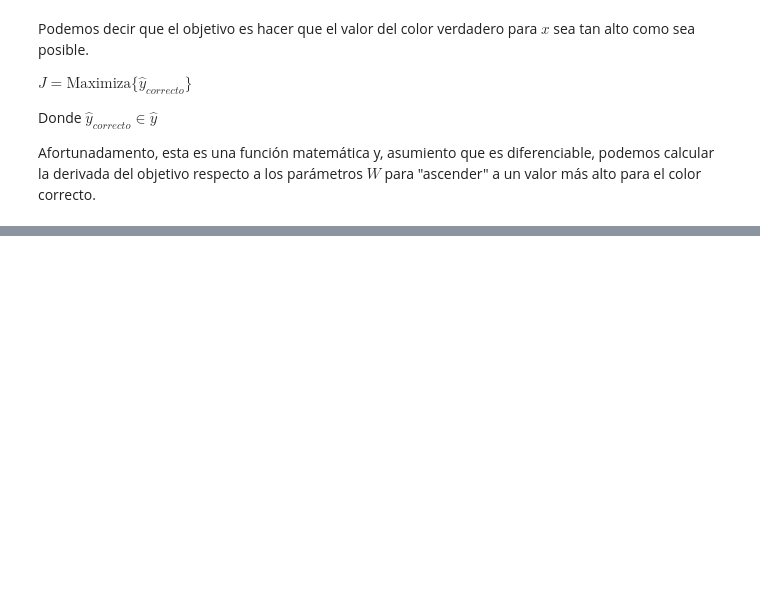
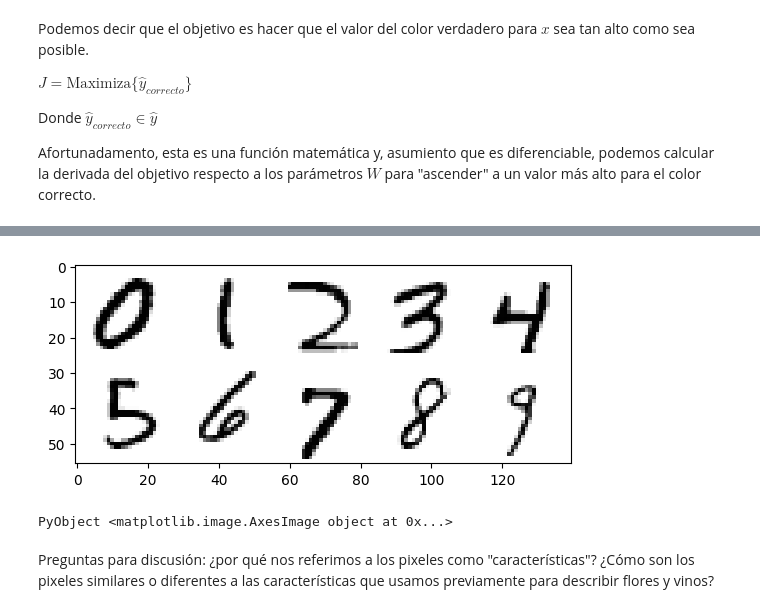
Before and after one commit to iranroman/iranroman.github.io, a Jupyter notebook: algoritmica/index.ipynb, the cells around one changed output, grey strips where cells are left out. Drawn from its saved outputs; the diff is of its cells as text; code cells hidden in the pictures; blank space fills up the shorter version.

```diff
--- a/algoritmica/index.ipynb
+++ b/algoritmica/index.ipynb
@@ -438,0 +469,7 @@ Afortunadamento, esta es una función matemática y, asumiento que es diferencia
+# %%
+using MAT
+
+# obtenemos los datos que necesitamos
+mnist = matread("mnist.mat")
+caracteristicas = mnist["cars"]
+clase_de_digito = mnist["desc"];
@@ -438,0 +484,26 @@ Afortunadamento, esta es una función matemática y, asumiento que es diferencia
+# %%
+dimensionalidad = 784
+pixeles_por_lado = Int(sqrt(784))
+
+# escogemos aleatoriamente un número entre 1 y 100
+aleat_i = rand(1:100,1)
+
+# inicializamos una matriz para visualizar un ejemplo de cada dígito
+mat_p_vis = zeros(pixeles_por_lado*2,pixeles_por_lado*5)
+
+# iteramos sobre los digitos (del 0 al 9) para llenar la matriz de visualización
+for i=0:9
+
+    este_digito = reshape(caracteristicas[100*i + aleat_i,:],pixeles_por_lado,pixeles_por_lado)
+
+ # muy feo pero sirve para llenar la matriz que visualiza los dígitos (¡puntos extra a quien lo pueda hacer más elegantemente!)
+    mat_p_vis[floor(Int,i/5)*pixeles_por_lado+1:floor(Int,i/5)*pixeles_por_lado+pixeles_por_lado,mod(i,5)*pixeles_por_lado+1:mod(i,5)*pixeles_por_lado+pixeles_por_lado] = este_digito
+end
+
+using PyPlot
+imshow(mat_p_vis,cmap="Greys")
+# %% [output]
+[figure, added]
+PyObject <matplotlib.image.AxesImage object at 0x...>
+# %% [markdown]
+Preguntas para discusión: ¿por qué nos referimos a los pixeles como "características"? ¿Cómo son los pixeles similares o diferentes a las características que usamos previamente para describir flores y vinos?
```
Also changed, not shown: parts of 40 cells of this notebook, 2 other files.
